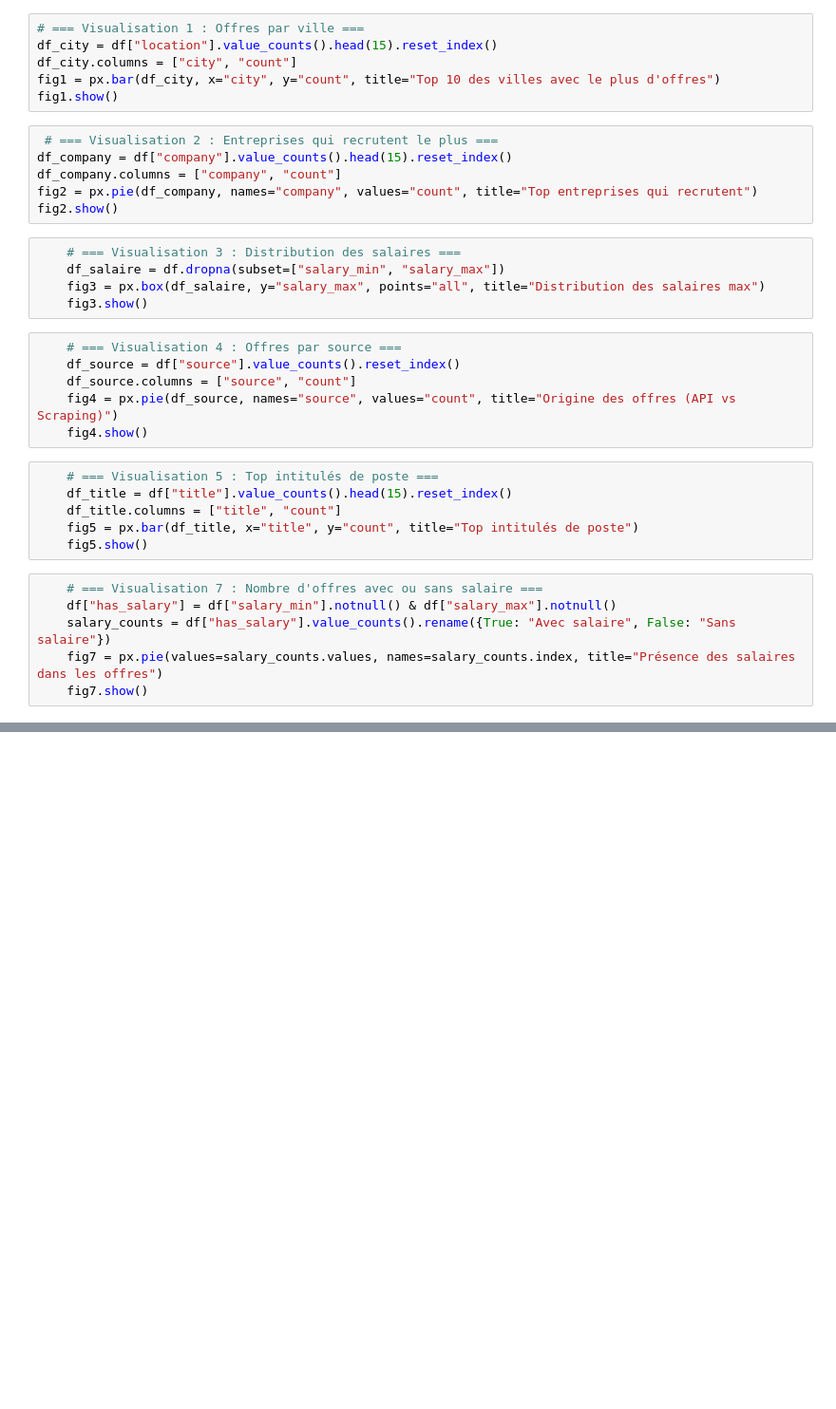
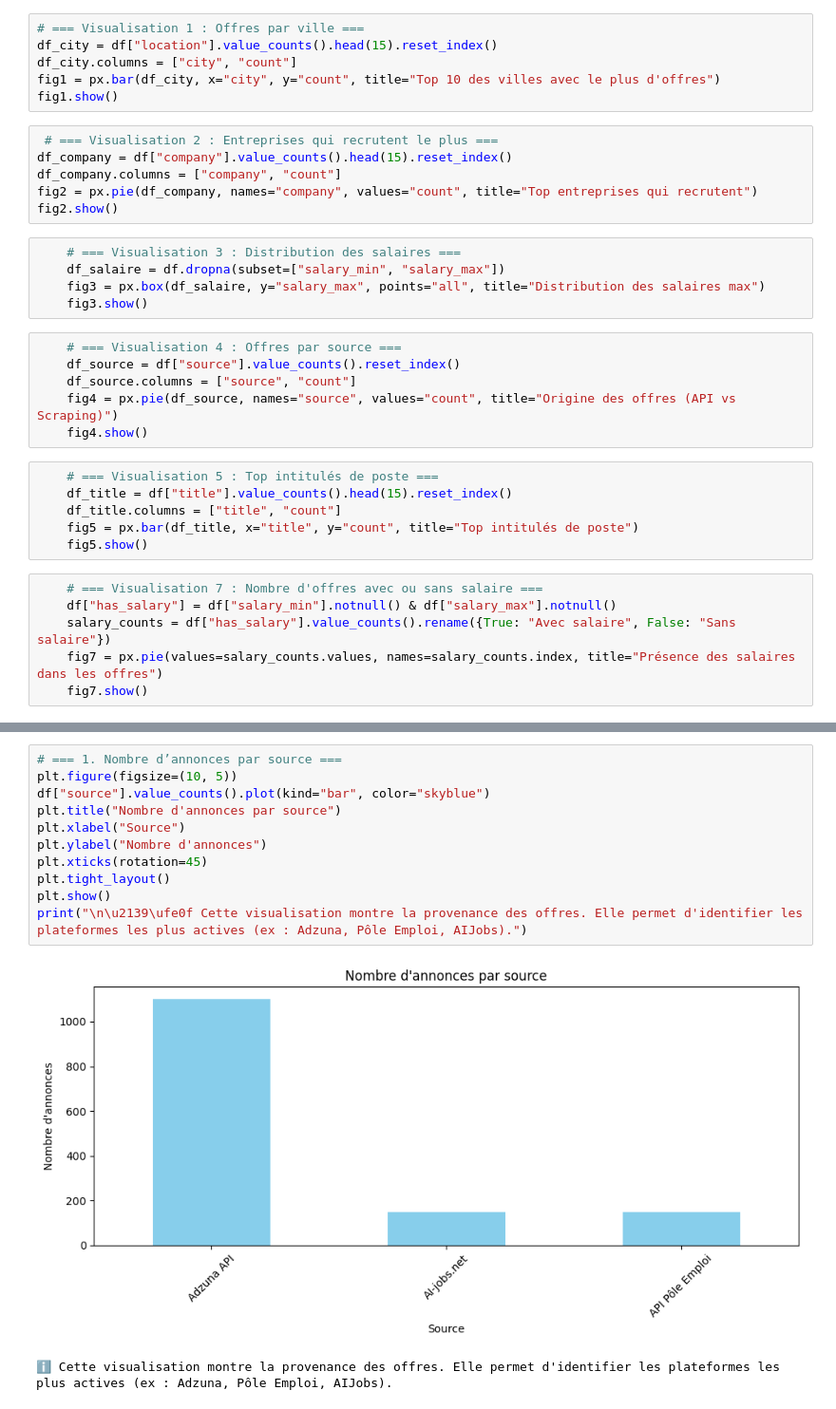
Before and after one commit to space9cowboy/Projet_2_AIA01, a Jupyter notebook: 3_Analyse_Exploration/notebooks/visualization_jobs_rds.ipynb, the cells around one changed output, grey strips where cells are left out. Shown: that part at 95% size. Cells and saved outputs as stored; diff of their text form; blank space fills up the shorter version.

```diff
--- a/3_Analyse_Exploration/notebooks/visualization_jobs_rds.ipynb
+++ b/3_Analyse_Exploration/notebooks/visualization_jobs_rds.ipynb
@@ -143,0 +222,14 @@ if "category" in df.columns:
+# %%
+# === 1. Nombre d’annonces par source ===
+plt.figure(figsize=(10, 5))
+df["source"].value_counts().plot(kind="bar", color="skyblue")
+plt.title("Nombre d'annonces par source")
+plt.xlabel("Source")
+plt.ylabel("Nombre d'annonces")
+plt.xticks(rotation=45)
+plt.tight_layout()
+plt.show()
+print("\n\u2139\ufe0f Cette visualisation montre la provenance des offres. Elle permet d'identifier les plateformes les plus actives (ex : Adzuna, Pôle Emploi, AIJobs).")
+# %% [output]
+[figure, added]
+ℹ️ Cette visualisation montre la provenance des offres. Elle permet d'identifier les plateformes les plus actives (ex : Adzuna, Pôle Emploi, AIJobs).
```
Also changed, not shown: parts of 14 cells of this notebook.
